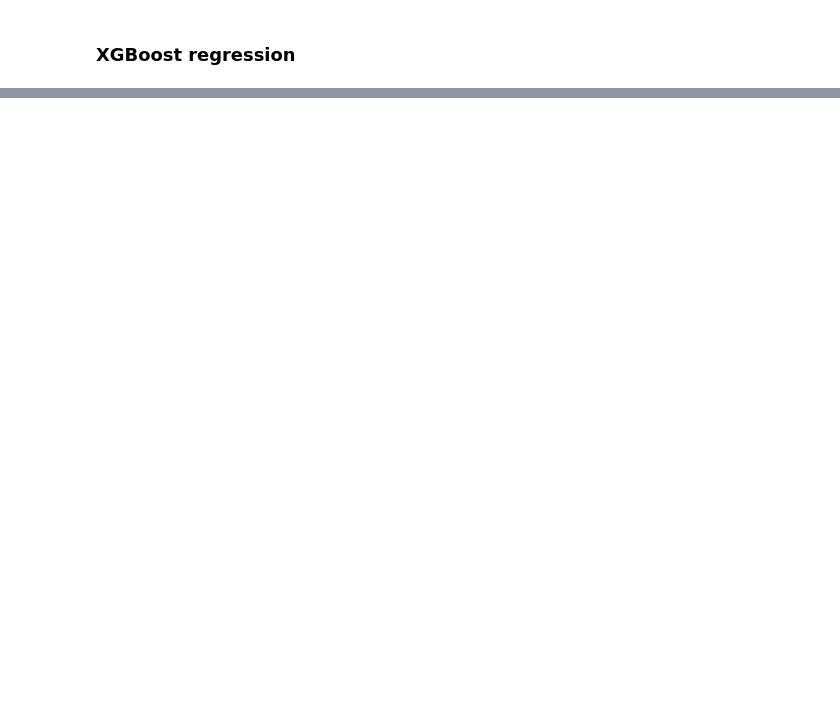
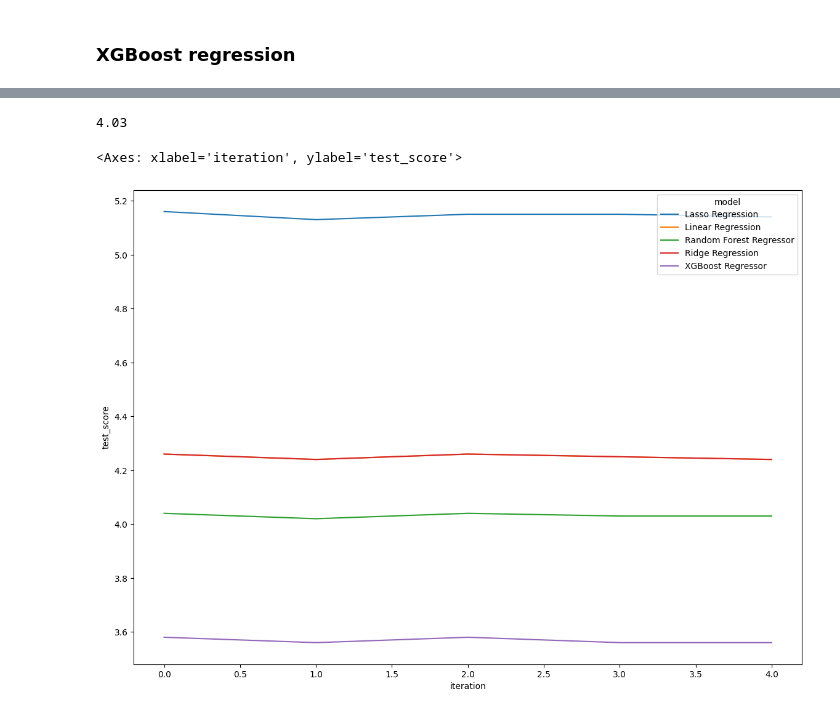
Before and after one commit to mantaspieza/NYC_TripDuration_model, a Jupyter notebook: eda.ipynb, the cells around one changed output, grey strips where cells are left out. Saved outputs shown, nothing was run; the diff lists cells and outputs as text; code cells hidden in the pictures; blank space fills up the shorter version.

```diff
--- a/eda.ipynb
+++ b/eda.ipynb
@@ -495,0 +462,24 @@ r2
+# %%
+scores_random_forest_regression = cross_validate(pipeline_random_forest_regressor, X_train, y_train, cv=5,
+                          scoring=('neg_mean_squared_error'),
+                          return_train_score=True)
+# %%
+rf_results = return_cv_result_statistics(scores_random_forest_regression,'Random Forest Regressor')
+# %%
+round(np.average(np.sqrt(-scores_random_forest_regression['test_score'])),2)
+# %% [output]
+4.03
+# %%
+def get_score_in_minutes(value):
+    return round(np.average(np.sqrt(-value)),2)
+# %%
+overall_results = pd.concat([lr_results,lasso_results,ridge_results,xgb_results,rf_results],axis=0).reset_index(names=['iteration'])
+grouped_testing_results = overall_results.groupby(['iteration','model'])['test_score'].agg(get_score_in_minutes).reset_index()
+grouped_fitting_results = overall_results.groupby(['iteration','model'])['fit_time'].agg(np.average).reset_index()
+# %%
+
+plt.figure(figsize = (14,10))
+sns.lineplot(data=grouped_testing_results,x='iteration',y='test_score',hue='model')
+# %% [output]
+<Axes: xlabel='iteration', ylabel='test_score'>
+[figure, added]
```
Also changed, not shown: parts of 66 cells of this notebook.
